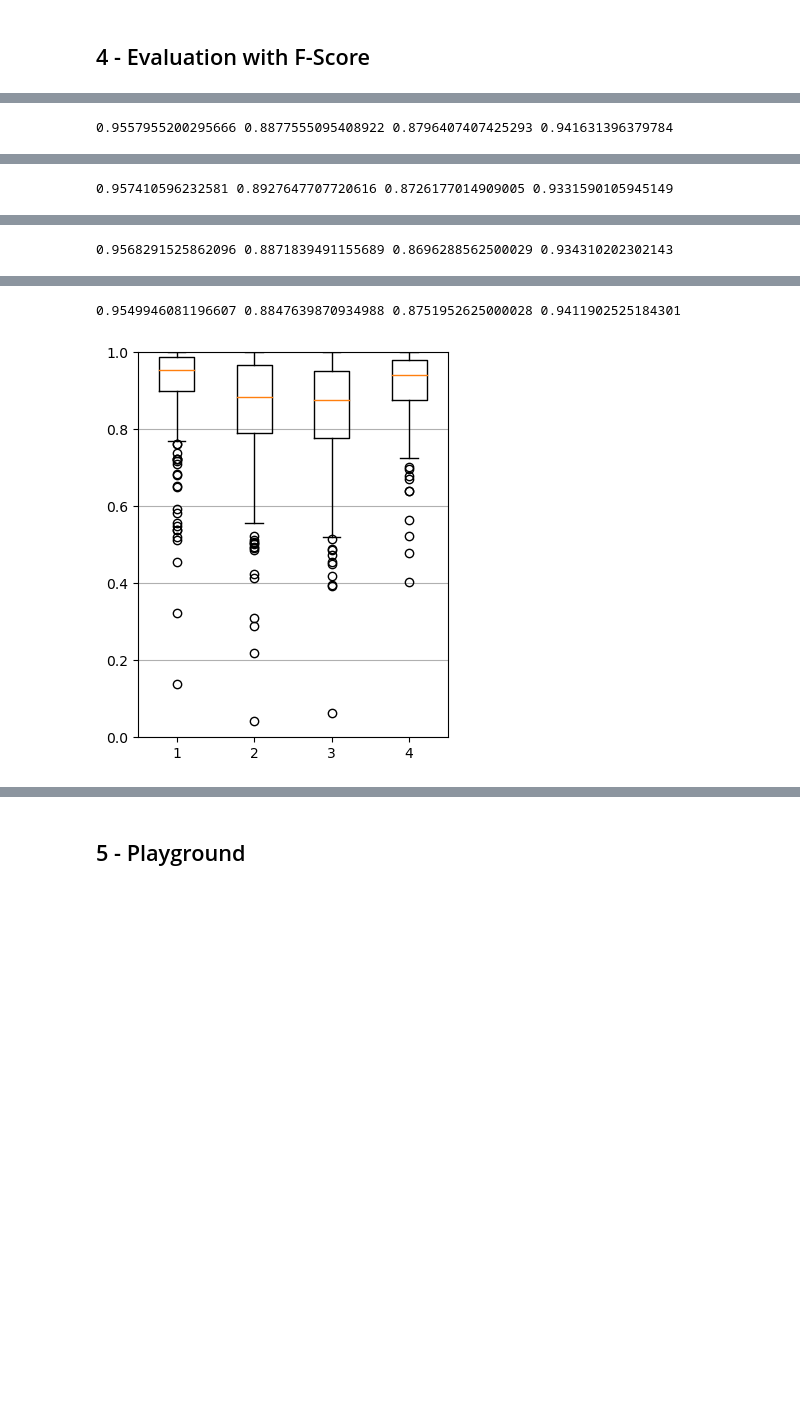
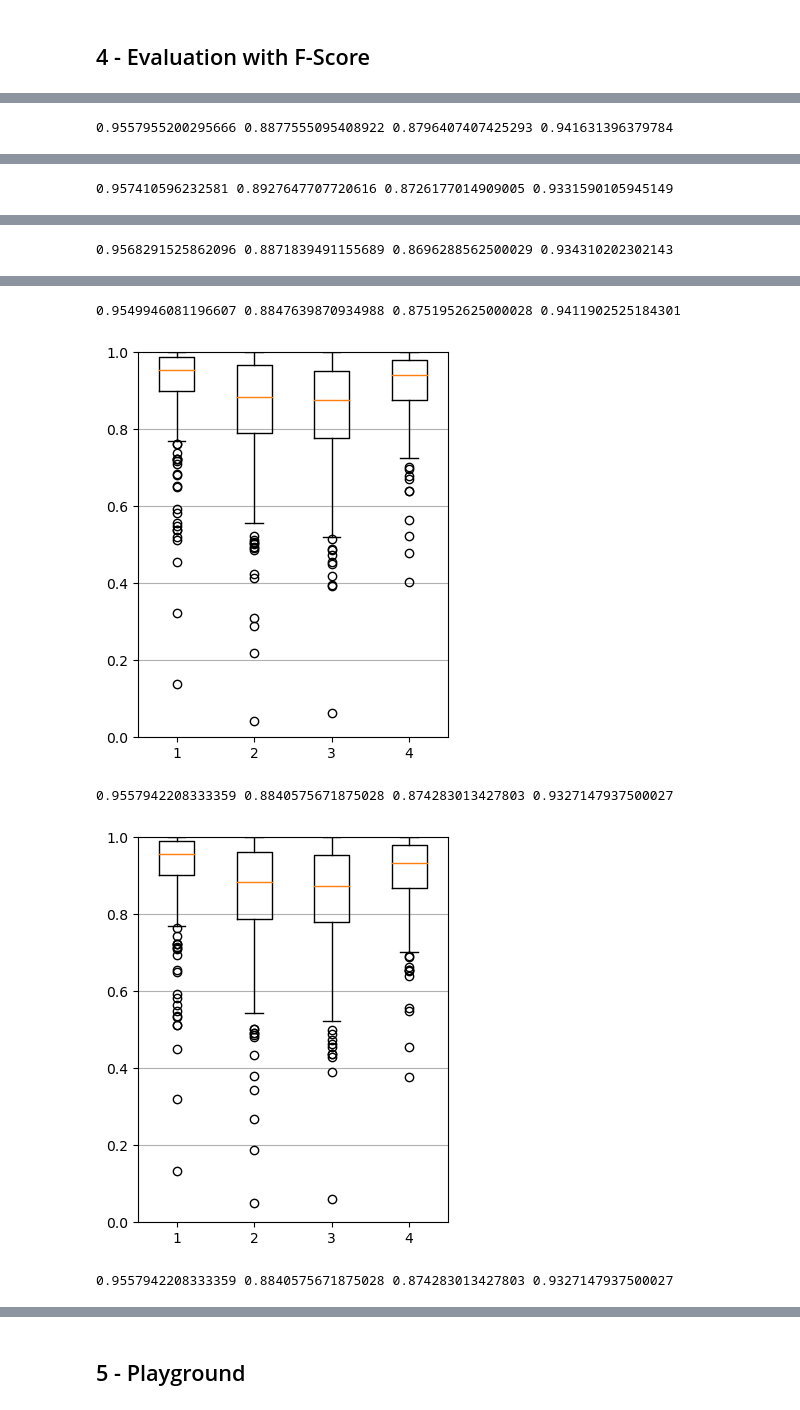
Before and after one commit to Xornotor/VocalAssignment-SSCS, a Jupyter notebook: SSCS_Training.ipynb, the cells around one changed output, grey strips where cells are left out. Cells and saved outputs as stored; diff of their text form; code cells hidden in the pictures; blank space fills up the shorter version.

```diff
--- a/SSCS_Training.ipynb
+++ b/SSCS_Training.ipynb
@@ -213,14 +116,19 @@ f_scr4 = np.load("./Evaluation_Data/f-scores_treino4_tracked.npy")
 # %%
-boxplot(f_scr1)
-boxplot(f_scr2)
-boxplot(f_scr3)
-boxplot(f_scr4)
+sscs.boxplot(f_scr1)
+sscs.boxplot(f_scr2)
+sscs.boxplot(f_scr3)
+sscs.boxplot(f_scr4)
+sscs.boxplot(f_scr5)
+sscs.boxplot(f_scr6)
 # %% [output]
 0.9557955200295666 0.8877555095408922 0.8796407407425293 0.941631396379784
 [figure]
 0.957410596232581 0.8927647707720616 0.8726177014909005 0.9331590105945149
 [figure]
 0.9568291525862096 0.8871839491155689 0.8696288562500029 0.934310202302143
 [figure]
 0.9549946081196607 0.8847639870934988 0.8751952625000028 0.9411902525184301
 [figure]
+0.9557942208333359 0.8840575671875028 0.874283013427803 0.9327147937500027
+[figure, added]
+0.9557942208333359 0.8840575671875028 0.874283013427803 0.9327147937500027
```
Also changed, not shown: parts of 14 cells of this notebook, 11 other files.
